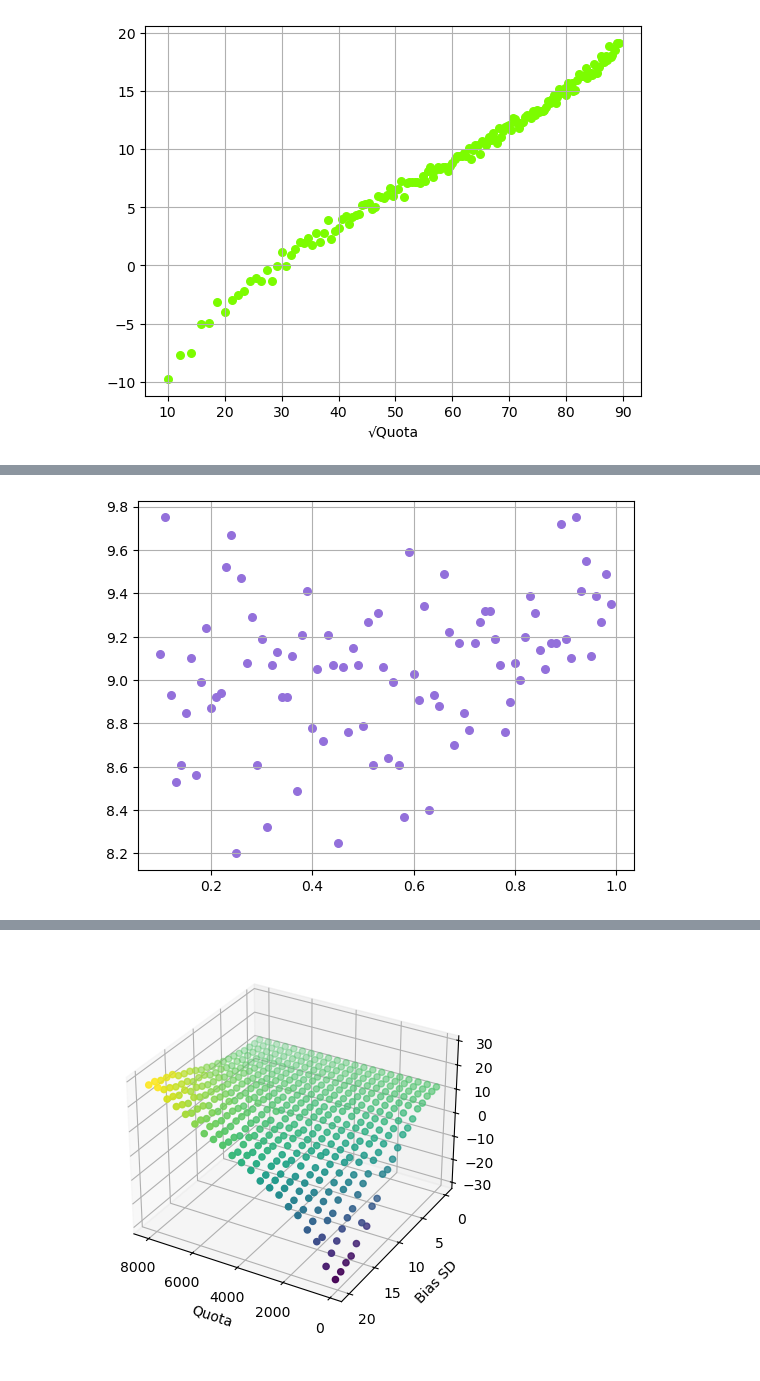
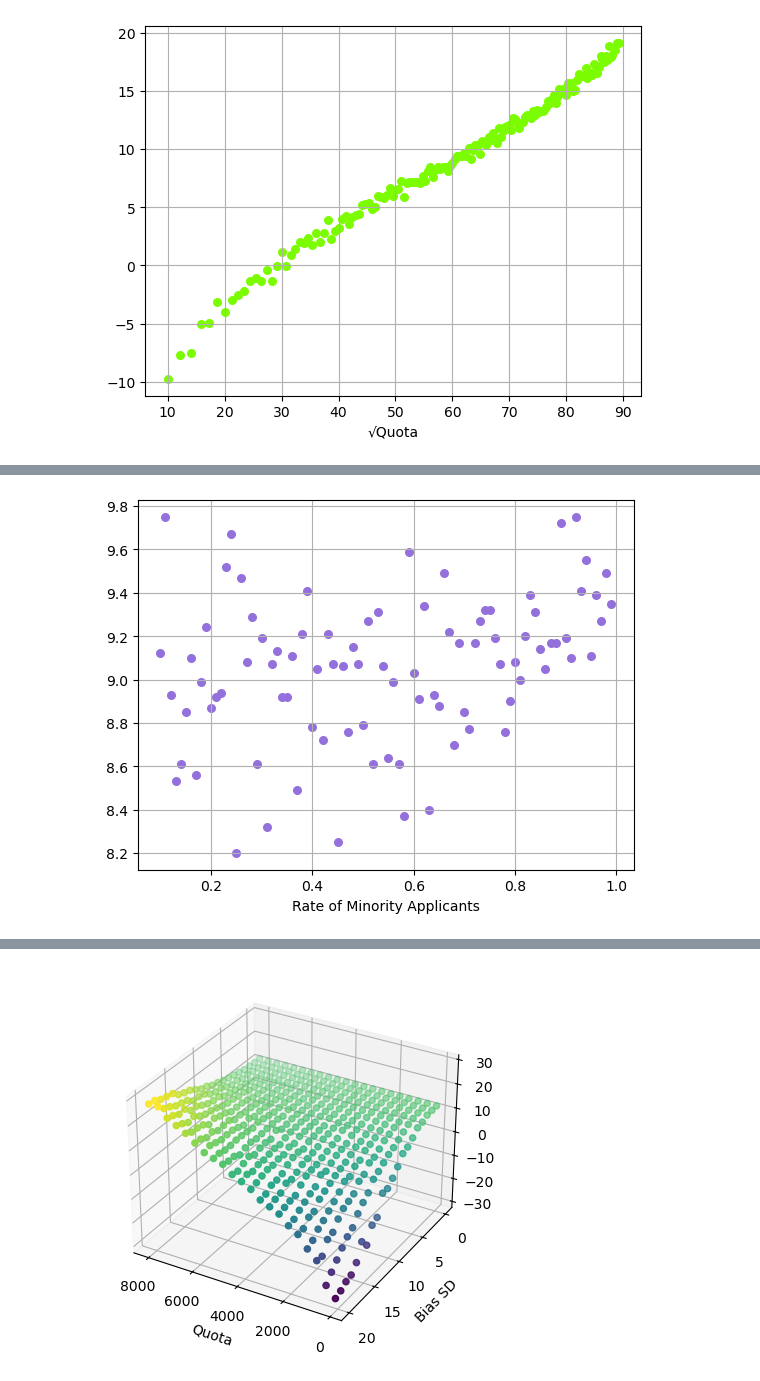
Before and after one commit to sam8457/aa-sim, a Jupyter notebook: aa-sim-optimal-points-testing.ipynb, the cells around one changed output, grey strips where cells are left out. Saved outputs shown, nothing was run; the diff lists cells and outputs as text; code cells hidden in the pictures.

```diff
--- a/aa-sim-optimal-points-testing.ipynb
+++ b/aa-sim-optimal-points-testing.ipynb
@@ -311,34 +314,35 @@ plt.show()
 # %%
 # Vary B Rate
 
 vars = {
     'rng':[np.random.default_rng(8222024112)],
     'num_applicants':[10_000],
     'b_rate':np.arange(0.1,1,0.01),
     'quota':[1000],
     'bias_avg':[12],
     'bias_sd':[6],
 
     'lower_bound':[-30],
     'upper_bound':[30],
     'increment':[1],
     'digits':[2],
     'num_rounds':[10]
 }
 
 results = vary_sim_across(vars)
 
 b_rate = results.transpose()[2]
 optimal_values = results.transpose()[11]
 
 colors = 'mediumpurple'
 area = 30
 
 plt.grid()
 plt.scatter(b_rate, optimal_values, s=area, c=colors, alpha=1)
+plt.xlabel('Rate of Minority Applicants')
 plt.show()
 # %% [output]
-[figure, old version]
+[figure, new version]
 # %%
 # Vary Number of Applicants, Acceptance Rate Constant at 10%
 
```
Also changed, not shown: parts of 7 cells of this notebook.
